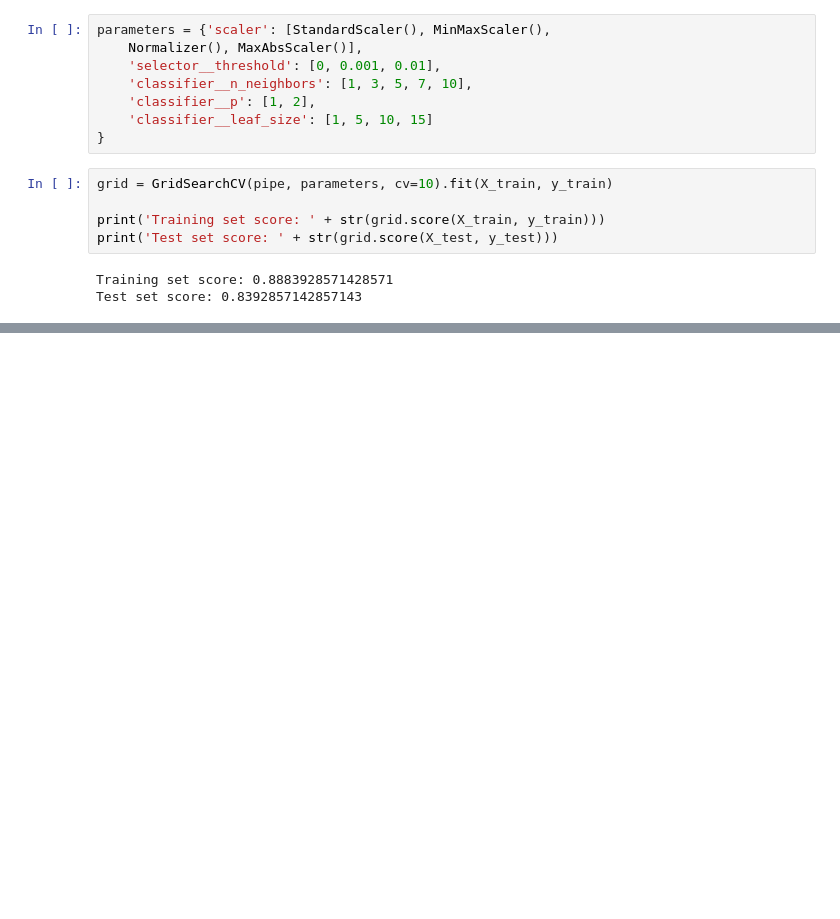
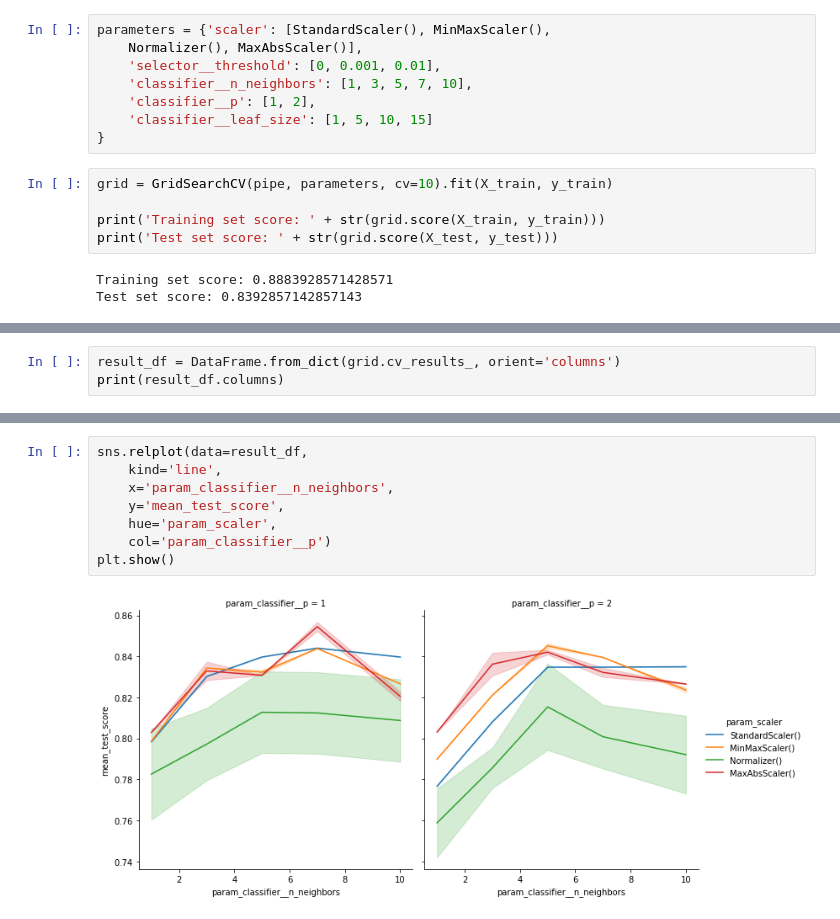
Before and after one commit to Ashishkhurana01/Modelling-Pipeline-Optimization, a Jupyter notebook: Modelling-Pipeline-Optimization.ipynb, the cells around one changed output, grey strips where cells are left out. Drawn from its saved outputs; the diff is of its cells as text; blank space fills up the shorter version.

```diff
--- a/Modelling-Pipeline-Optimization.ipynb
+++ b/Modelling-Pipeline-Optimization.ipynb
@@ -158,0 +172,3 @@ Test set score: 0.8392857142857143
+# %%
+result_df = DataFrame.from_dict(grid.cv_results_, orient='columns')
+print(result_df.columns)
@@ -159,3 +185,13 @@ Test set score: 0.8392857142857143
+# %%
+sns.relplot(data=result_df,
+    kind='line',
+    x='param_classifier__n_neighbors',
+    y='mean_test_score',
+    hue='param_scaler',
+    col='param_classifier__p')
+plt.show()
+# %% [output]
+[figure, added]
 # %%
 ! git fetch
 ! git add Modelling-Pipeline-Optimization.ipynb
```
Also changed, not shown: parts of 3 cells of this notebook.
